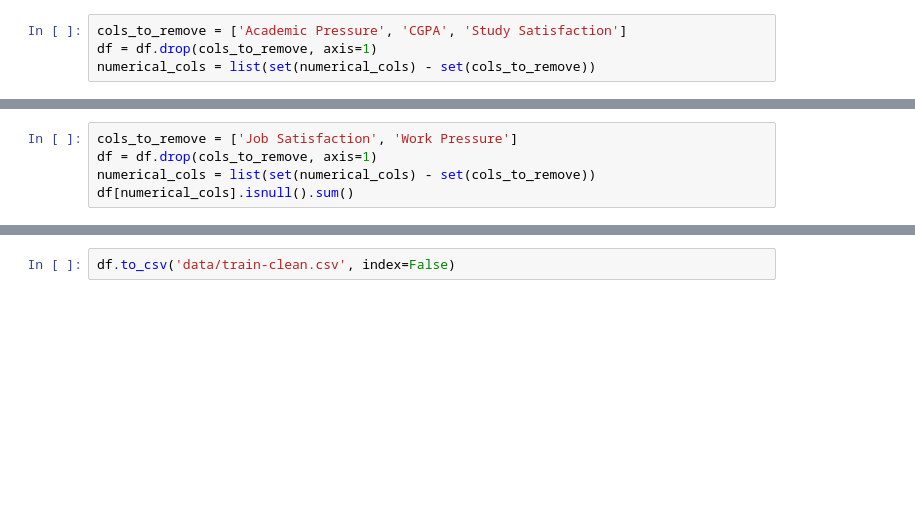
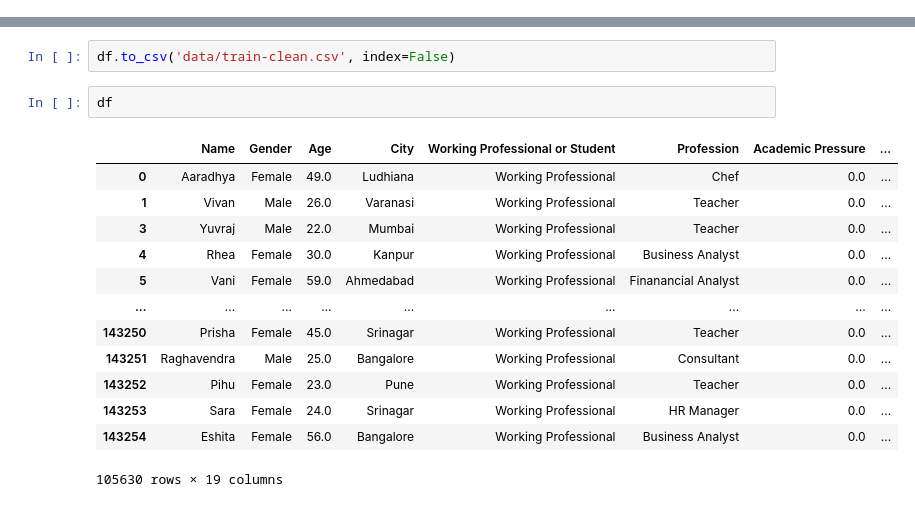
Before and after one commit to hieundx/kaggle-comps, a Jupyter notebook: mental-health/clean-data.ipynb, the cells around one changed output, grey strips where cells are left out. Cells and saved outputs as stored; diff of their text form; blank space fills up the shorter version.

```diff
--- a/mental-health/clean-data.ipynb
+++ b/mental-health/clean-data.ipynb
@@ -285,4 +296,0 @@ Notice that the columns Academic Pressure, CGPA, Study Satisfaction are missing
-# %%
-cols_to_remove = ['Academic Pressure', 'CGPA', 'Study Satisfaction']
-df = df.drop(cols_to_remove, axis=1)
-numerical_cols = list(set(numerical_cols) - set(cols_to_remove))
@@ -304,5 +296,0 @@ For Job Satisfaction and Work Pressure columns, they also amount to a very small
-# %%
-cols_to_remove = ['Job Satisfaction', 'Work Pressure']
-df = df.drop(cols_to_remove, axis=1)
-numerical_cols = list(set(numerical_cols) - set(cols_to_remove))
-df[numerical_cols].isnull().sum()
@@ -314,2 +304,18 @@ dtype: int64
 # %%
 df.to_csv('data/train-clean.csv', index=False)
+# %%
+df
+# %% [output]
+|  | Name | Gender | Age | City | Working Professional or Student | Profession | Academic Pressure | ... |
+| 0 | Aaradhya | Female | 49.0 | Ludhiana | Working Professional | Chef | 0.0 | ... |
+| 1 | Vivan | Male | 26.0 | Varanasi | Working Professional | Teacher | 0.0 | ... |
+| 3 | Yuvraj | Male | 22.0 | Mumbai | Working Professional | Teacher | 0.0 | ... |
+| 4 | Rhea | Female | 30.0 | Kanpur | Working Professional | Business Analyst | 0.0 | ... |
+| 5 | Vani | Female | 59.0 | Ahmedabad | Working Professional | Finanancial Analyst | 0.0 | ... |
+| ... | ... | ... | ... | ... | ... | ... | ... | ... |
+| 143250 | Prisha | Female | 45.0 | Srinagar | Working Professional | Teacher | 0.0 | ... |
+| 143251 | Raghavendra | Male | 25.0 | Bangalore | Working Professional | Consultant | 0.0 | ... |
+| 143252 | Pihu | Female | 23.0 | Pune | Working Professional | Teacher | 0.0 | ... |
+| 143253 | Sara | Female | 24.0 | Srinagar | Working Professional | HR Manager | 0.0 | ... |
+| 143254 | Eshita | Female | 56.0 | Bangalore | Working Professional | Business Analyst | 0.0 | ... |
+105630 rows × 19 columns
```
Also changed, not shown: parts of 25 cells of this notebook, 6 other files.
